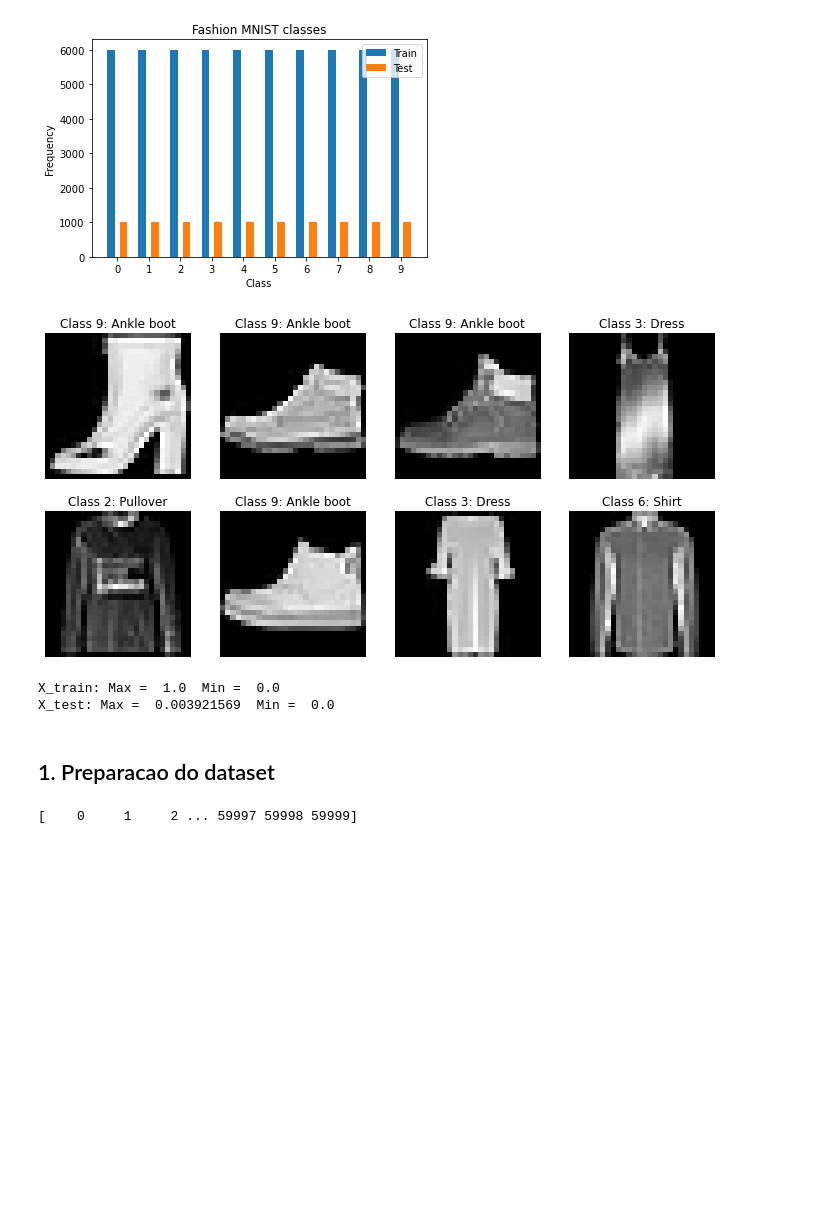
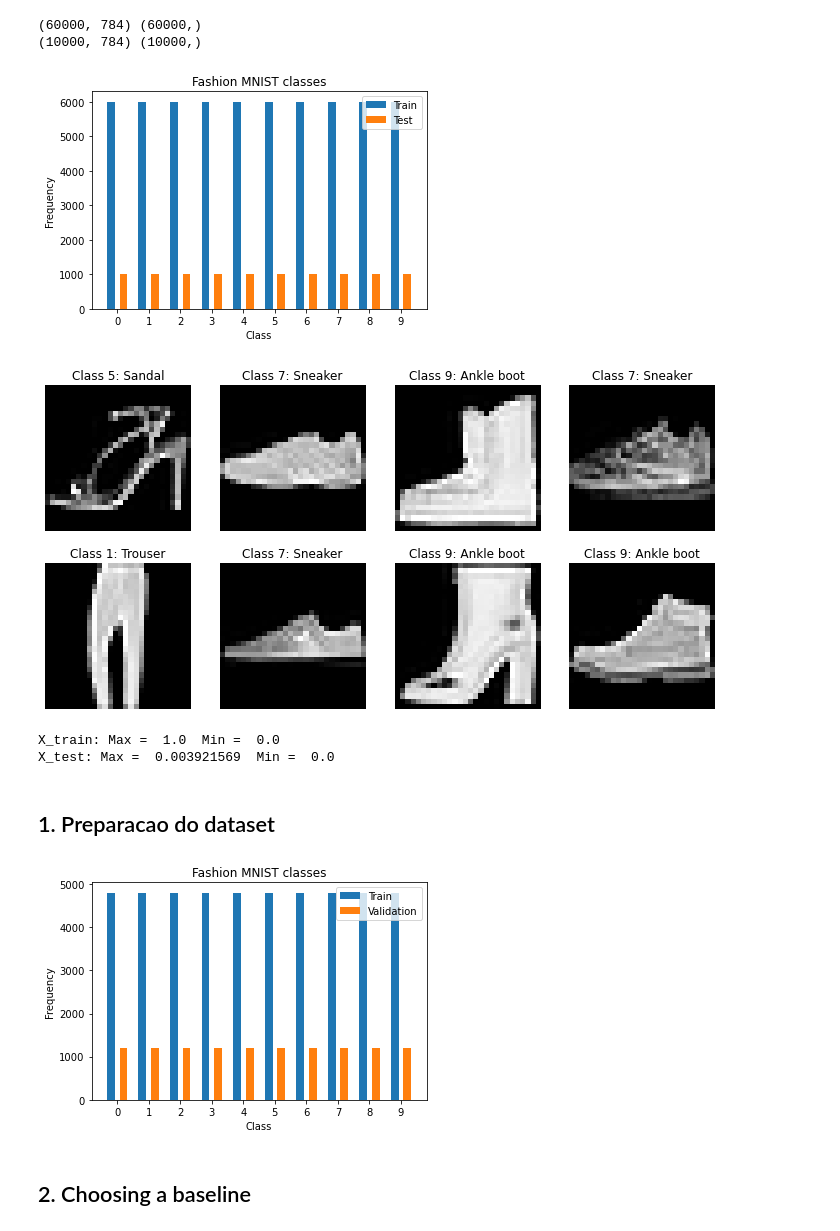
Before and after one commit to gdquintero/machine_learning_project, a Jupyter notebook: main.ipynb, the cells around one changed output. Saved outputs shown, nothing was run; the diff lists cells and outputs as text; code cells hidden in the pictures; blank space fills up the shorter version.

```diff
--- a/main.ipynb
+++ b/main.ipynb
@@ -32,4 +39,10 @@ print(X_test.shape,y_test.shape)
 # %%
+X_train, y_train = load_mnist('data')
+X_test, y_test = load_mnist('data', kind='t10k')
+
+print(X_train.shape,y_train.shape)
+print(X_test.shape,y_test.shape)
+
 sprite = {
     0: 'T-shirt',
     1: 'Trouser',
@@ -45,21 +58,10 @@ sprite = {
 
 labels = ["%s" % i for i in range(10)]
 
-unique, counts = np.unique(y_train, return_counts=True)
-uniquet, countst = np.unique(y_test, return_counts=True)
-
-fig, ax = plt.subplots()
-rects1 = ax.bar(unique - 0.2, counts, 0.25, label='Train')
-rects2 = ax.bar(unique + 0.2, countst, 0.25, label='Test')
-ax.legend()
-ax.set_xticks(unique)
-ax.set_xticklabels(labels)
-
-plt.title('Fashion MNIST classes')
-plt.xlabel('Class')
-plt.ylabel('Frequency')
-plt.show()
+print_frequency(y_train,y_test,kind='Test')
 # %% [output]
+(60000, 784) (60000,)
+(10000, 784) (10000,)
 [figure]
 # %%
 fig, ax = plt.subplots(2, 4, figsize = (12, 6))
@@ -73,7 +75,7 @@ for i in range(8):
 
 plt.show()
 # %% [output]
-[figure, old version]
+[figure, new version]
 # %%
 normalizer = np.amax(X_train)
 X_train = (X_train/normalizer).astype('float32')
@@ -84,13 +86,17 @@ print("X_test: Max = ",np.amax(X_test)," Min = ",np.amin(X_test))
 # %% [output]
 X_train: Max =  1.0  Min =  0.0
 X_test: Max =  0.003921569  Min =  0.0
-# %% [markdown]
-## 1. Preparacao do dataset
-# %%
-N, d = X_train.shape
-index = np.arange(N)
-
-X_Dtrain,X_Dval,y_Dtrain,y_Dval,index_Dtrain,index_Dval = \
-train_test_split(X_train,y_train,index,train_size=0.80,random_state=4,stratify=y_train)
-# %% [output]
-[    0     1     2 ... 59997 59998 59999]
+# %% [markdown]
+## 1. Preparacao do dataset
+# %%
+N, d = X_train.shape
+index = np.arange(N)
+
+X_Dtrain,X_Dval,y_Dtrain,y_Dval,index_Dtrain,index_Dval = \
+train_test_split(X_train,y_train,index,train_size=0.80,random_state=4,stratify=y_train)
+
+print_frequency(y_Dtrain,y_Dval)
+# %% [output]
+[figure, added]
+# %% [markdown]
+## 2. Choosing a baseline
```
Also changed, not shown: parts of 3 cells of this notebook.
